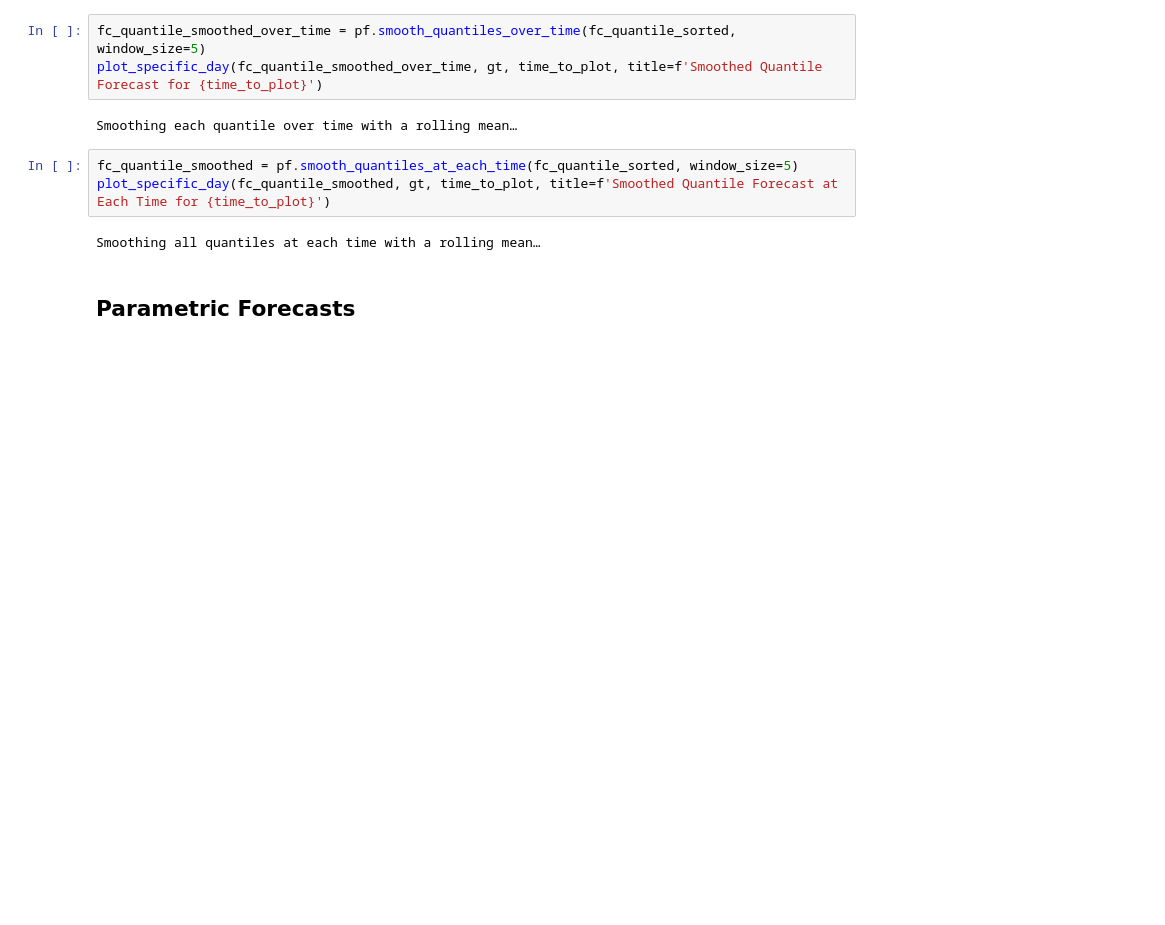
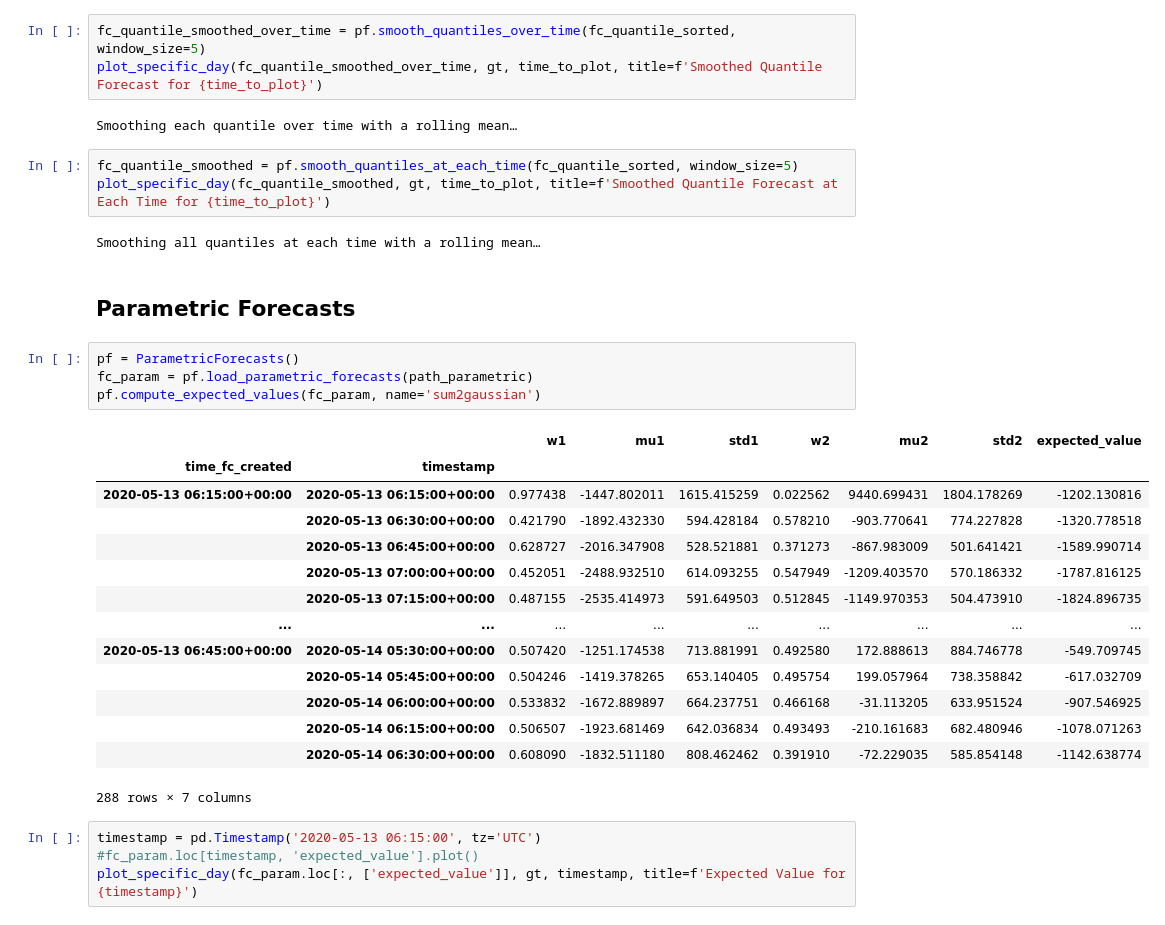
Before and after one commit to JaMoPinter/MPC-vs-RBC, a Jupyter notebook: 02_forecast/visualize_fc.ipynb, the cells around one changed output. Saved outputs shown, nothing was run; the diff lists cells and outputs as text; blank space fills up the shorter version.

```diff
--- a/02_forecast/visualize_fc.ipynb
+++ b/02_forecast/visualize_fc.ipynb
@@ -63,3 +66,26 @@ plot_specific_day(fc_quantile_smoothed, gt, time_to_plot, title=f'Smoothed Quant
 Smoothing all quantiles at each time with a rolling mean…
 # %% [markdown]
 ## Parametric Forecasts
+# %%
+pf = ParametricForecasts()
+fc_param = pf.load_parametric_forecasts(path_parametric)
+pf.compute_expected_values(fc_param, name='sum2gaussian')
+# %% [output]
+|  |  | w1 | mu1 | std1 | w2 | mu2 | std2 | expected_value |
+| time_fc_created | timestamp |  |  |  |  |  |  |  |
+| 2020-05-13 06:15:00+00:00 | 2020-05-13 06:15:00+00:00 | 0.977438 | -1447.802011 | 1615.415259 | 0.022562 | 9440.699431 | 1804.178269 | -1202.130816 |
+|  | 2020-05-13 06:30:00+00:00 | 0.421790 | -1892.432330 | 594.428184 | 0.578210 | -903.770641 | 774.227828 | -1320.778518 |
+|  | 2020-05-13 06:45:00+00:00 | 0.628727 | -2016.347908 | 528.521881 | 0.371273 | -867.983009 | 501.641421 | -1589.990714 |
+|  | 2020-05-13 07:00:00+00:00 | 0.452051 | -2488.932510 | 614.093255 | 0.547949 | -1209.403570 | 570.186332 | -1787.816125 |
+|  | 2020-05-13 07:15:00+00:00 | 0.487155 | -2535.414973 | 591.649503 | 0.512845 | -1149.970353 | 504.473910 | -1824.896735 |
+| ... | ... | ... | ... | ... | ... | ... | ... | ... |
+| 2020-05-13 06:45:00+00:00 | 2020-05-14 05:30:00+00:00 | 0.507420 | -1251.174538 | 713.881991 | 0.492580 | 172.888613 | 884.746778 | -549.709745 |
+|  | 2020-05-14 05:45:00+00:00 | 0.504246 | -1419.378265 | 653.140405 | 0.495754 | 199.057964 | 738.358842 | -617.032709 |
+|  | 2020-05-14 06:00:00+00:00 | 0.533832 | -1672.889897 | 664.237751 | 0.466168 | -31.113205 | 633.951524 | -907.546925 |
+|  | 2020-05-14 06:15:00+00:00 | 0.506507 | -1923.681469 | 642.036834 | 0.493493 | -210.161683 | 682.480946 | -1078.071263 |
+|  | 2020-05-14 06:30:00+00:00 | 0.608090 | -1832.511180 | 808.462462 | 0.391910 | -72.229035 | 585.854148 | -1142.638774 |
+288 rows × 7 columns
+# %%
+timestamp = pd.Timestamp('2020-05-13 06:15:00', tz='UTC')
+#fc_param.loc[timestamp, 'expected_value'].plot()
+plot_specific_day(fc_param.loc[:, ['expected_value']], gt, timestamp, title=f'Expected Value for {timestamp}')
```
Also changed, not shown: parts of 43 cells of this notebook, 1 other file.
